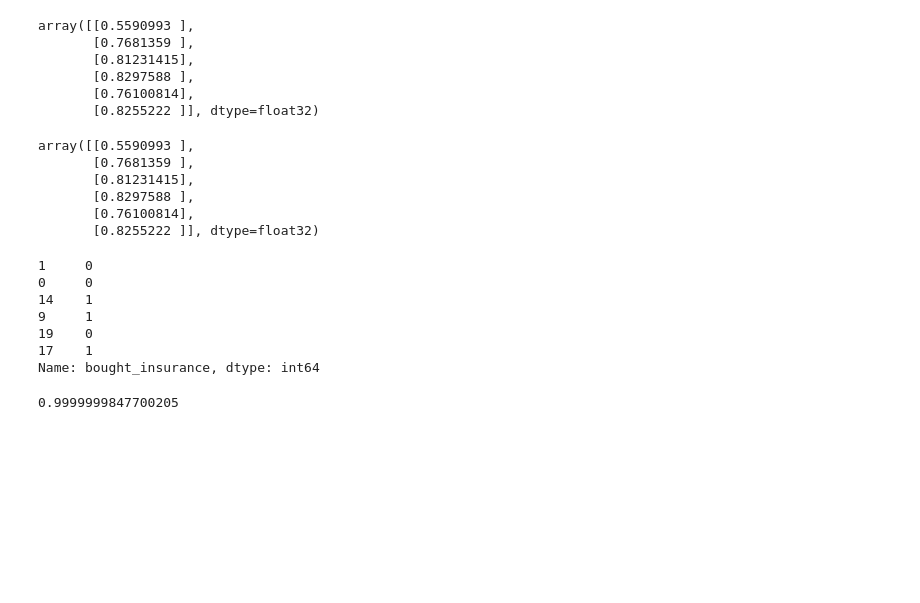
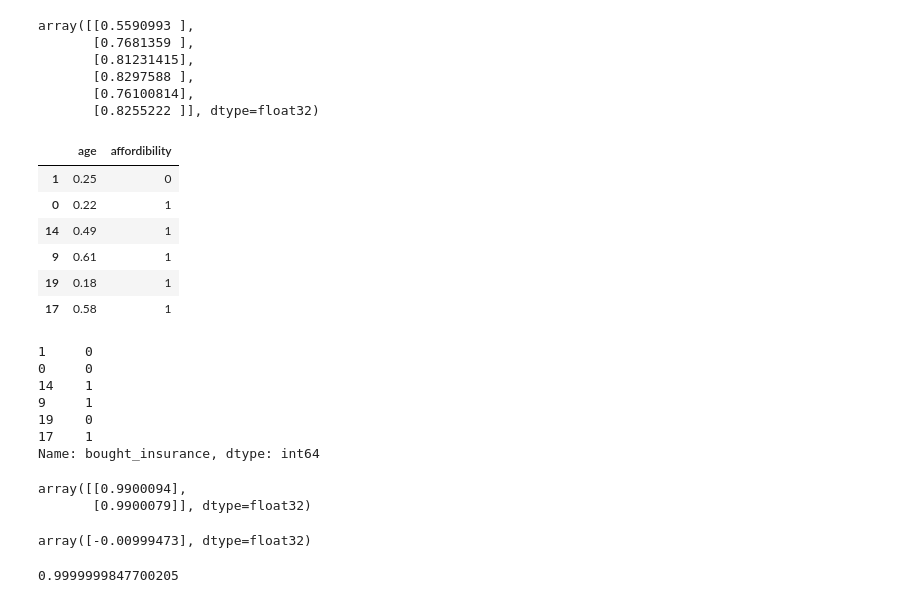
Before and after one commit to srujanperam/dl_1, a Jupyter notebook: Gradient_Descent.ipynb, the cells around one changed output. Drawn from its saved outputs; the diff is of its cells as text; code cells hidden in the pictures; blank space fills up the shorter version.

```diff
--- a/Gradient_Descent.ipynb
+++ b/Gradient_Descent.ipynb
@@ -110,15 +110,16 @@ array([[0.5590993 ],
        [0.8297588 ],
        [0.76100814],
        [0.8255222 ]], dtype=float32)
-# %%
-model.predict(X_test_scaled)
-# %% [output]
-array([[0.5590993 ],
-       [0.7681359 ],
-       [0.81231415],
-       [0.8297588 ],
-       [0.76100814],
-       [0.8255222 ]], dtype=float32)
+# %%
+X_test_scaled
+# %% [output]
+|  | age | affordibility |
+| 1 | 0.25 | 0 |
+| 0 | 0.22 | 1 |
+| 14 | 0.49 | 1 |
+| 9 | 0.61 | 1 |
+| 19 | 0.18 | 1 |
+| 17 | 0.58 | 1 |
 # %%
 y_test
 # %% [output]
@@ -131,6 +132,15 @@ y_test
 Name: bought_insurance, dtype: int64
 # %%
 coef, intercept = model.get_weights()
+# %%
+coef
+# %% [output]
+array([[0.9900094],
+       [0.9900079]], dtype=float32)
+# %%
+intercept
+# %% [output]
+array([-0.00999473], dtype=float32)
 # %%
 def sigmoid(x):
         import math
```
Also changed, not shown: parts of 4 cells of this notebook.
